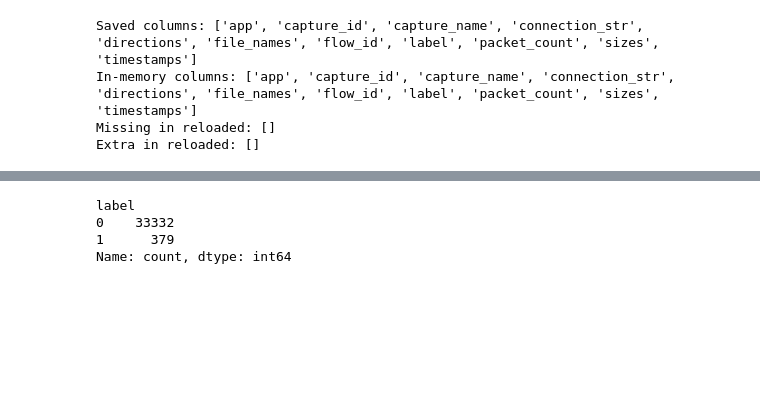
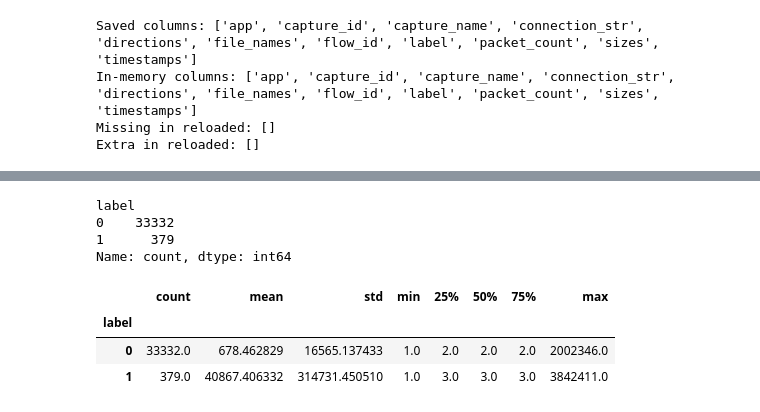
Before and after one commit to MalinaDumitrescu/ai-vpn-firewall, a Jupyter notebook: notebooks/01_build_flows.ipynb, the cells around one changed output, grey strips where cells are left out. Cells and saved outputs as stored; diff of their text form; code cells hidden in the pictures; blank space fills up the shorter version.

```diff
--- a/notebooks/01_build_flows.ipynb
+++ b/notebooks/01_build_flows.ipynb
@@ -587,9 +587,16 @@ logger.info("flows.parquet schema and integrity checks passed")
 # %%
 del flows
-# %%
-reloaded["label"].value_counts()
-# %% [output]
-label
-0    33332
-1      379
-Name: count, dtype: int64
+# %%
+reloaded["label"].value_counts()
+# %% [output]
+label
+0    33332
+1      379
+Name: count, dtype: int64
+# %%
+df.groupby("label")["packet_count_full"].describe()
+# %% [output]
+|  | count | mean | std | min | 25% | 50% | 75% | max |
+| label |  |  |  |  |  |  |  |  |
+| 0 | 33332.0 | 678.462829 | 16565.137433 | 1.0 | 2.0 | 2.0 | 2.0 | 2002346.0 |
+| 1 | 379.0 | 40867.406332 | 314731.450510 | 1.0 | 3.0 | 3.0 | 3.0 | 3842411.0 |
```
Also changed, not shown: parts of 30 cells of this notebook.
